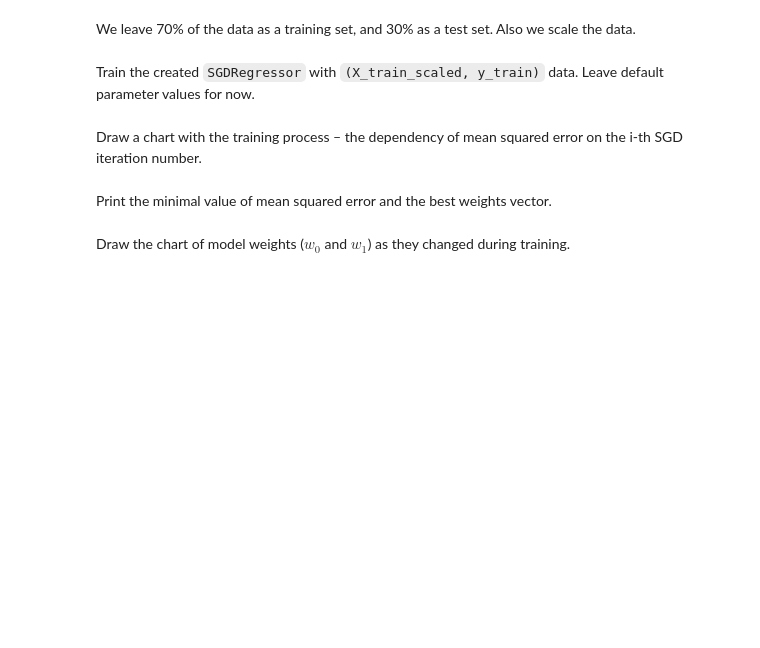
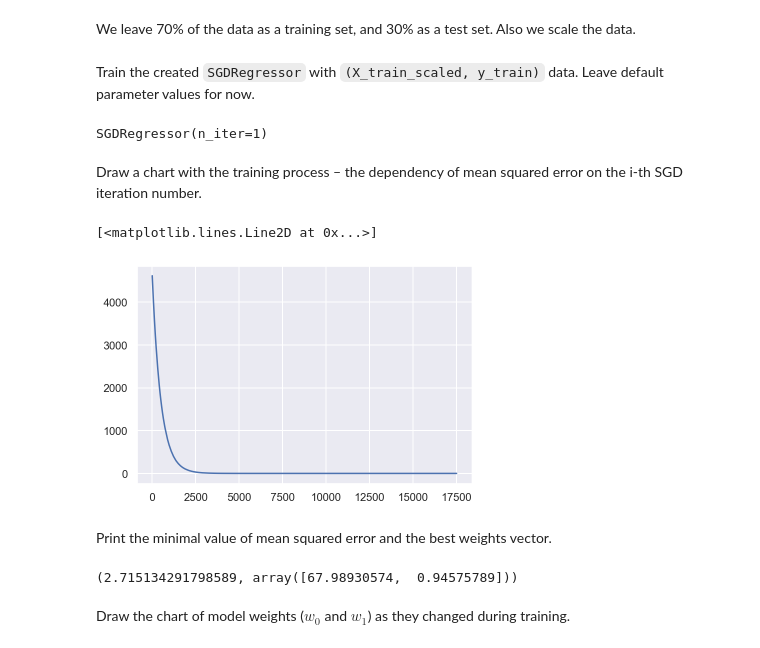
Before and after one commit to Extremesarova/mlcourse, a Jupyter notebook: assignment08/assignment08_implement_sgd_regr_and_clf.ipynb, the cells around one changed output. Cells and saved outputs as stored; diff of their text form; code cells hidden in the pictures; blank space fills up the shorter version.

Commit message:
update solution for SGDRegressor (assignment 8)

```diff
--- a/assignment08/assignment08_implement_sgd_regr_and_clf.ipynb
+++ b/assignment08/assignment08_implement_sgd_regr_and_clf.ipynb
@@ -90,22 +58,50 @@ KeyboardInterrupt:
+# %%
+def unison_shuffled_copies(a, b):
+    assert len(a) == len(b)
+    p = np.random.permutation(len(a))
+    return a[p], b[p]
 # %%
 class SGDRegressor(BaseEstimator):
     def __init__(self, eta=1e-3, n_iter=10):
+        self.eta = eta
+        self.n_iter = n_iter
         self.mse_ = []
         self.weights_ = []
 
     def fit(self, X, y):
-        dummy = np.ones_like(X)
-        X = np.hstack((dummy_ones, X))
+        dummy = np.ones((X.shape[0], 1))
+        X = np.hstack((dummy, X))
         w = np.zeros(X.shape[1])
 
-        for iter in range(self.n_iter):
-           pass
+        for iter in tqdm(range(1, self.n_iter + 1)):
+            X, y = unison_shuffled_copies(X, y)
+            for i in range(X.shape[0]):
+
+                new_w = w.copy()
+
+                base_grad = - y[i] + np.dot(X[i, :], w)
+                new_w[0] -=  self.eta * base_grad
+                for j in range(1, X.shape[1]):
+                    new_w[j] -= self.eta * base_grad * X[i, j]
+
+                w = new_w.copy()
+
+                loss = mean_squared_error(y, np.dot(X, w))
+                self.mse_.append(loss)
+                self.weights_.append(w)
+
+        self.w_ = self.weights_[np.argmin(self.mse_)]
+
+        return self
 
     def predict_proba(self, X):
         pass
 
     def predict(self, X):
-        pass
+        dummy = np.ones((X.shape[0], 1))
+        X = np.hstack((dummy, X))
+
+        return np.dot(X, self.w_)
 # %% [markdown]
 Let us test out the algorithm on basic example of height/weight data. We will predict height(in inches) having a weight (lbs).
 # %%
@@ -132,14 +128,26 @@ X_valid_scaled = scaler.transform(X_valid.reshape([X_valid.shape[0], 1]))
 Train the created `SGDRegressor` with `(X_train_scaled, y_train)` data. Leave default parameter values for now.
 # %%
 # You code here (read-only in a JupyterBook, pls run jupyter-notebook to edit)
+sgd_reg = SGDRegressor(n_iter=1)
+# it is enough to train for 1 iteration because after that the loss doesn't decrease
+sgd_reg.fit(X_train_scaled, y_train)
+# %% [output]
+SGDRegressor(n_iter=1)
 # %% [markdown]
 Draw a chart with the training process – the dependency of mean squared error on the i-th SGD iteration number.
 # %%
 # You code here (read-only in a JupyterBook, pls run jupyter-notebook to edit)
+plt.plot(range(len(sgd_reg.mse_)), sgd_reg.mse_)
+# %% [output]
+[<matplotlib.lines.Line2D at 0x...>]
+[figure, added]
 # %% [markdown]
 Print the minimal value of mean squared error and the best weights vector.
 # %%
 # You code here (read-only in a JupyterBook, pls run jupyter-notebook to edit)
+min(sgd_reg.mse_), sgd_reg.w_
+# %% [output]
+(2.715134291798589, array([67.98930574,  0.94575789]))
 # %% [markdown]
 Draw the chart of model weights ($w_0$ and $w_1$) as they changed during training.
 # %%
```
Also changed, not shown: parts of 11 cells of this notebook.
